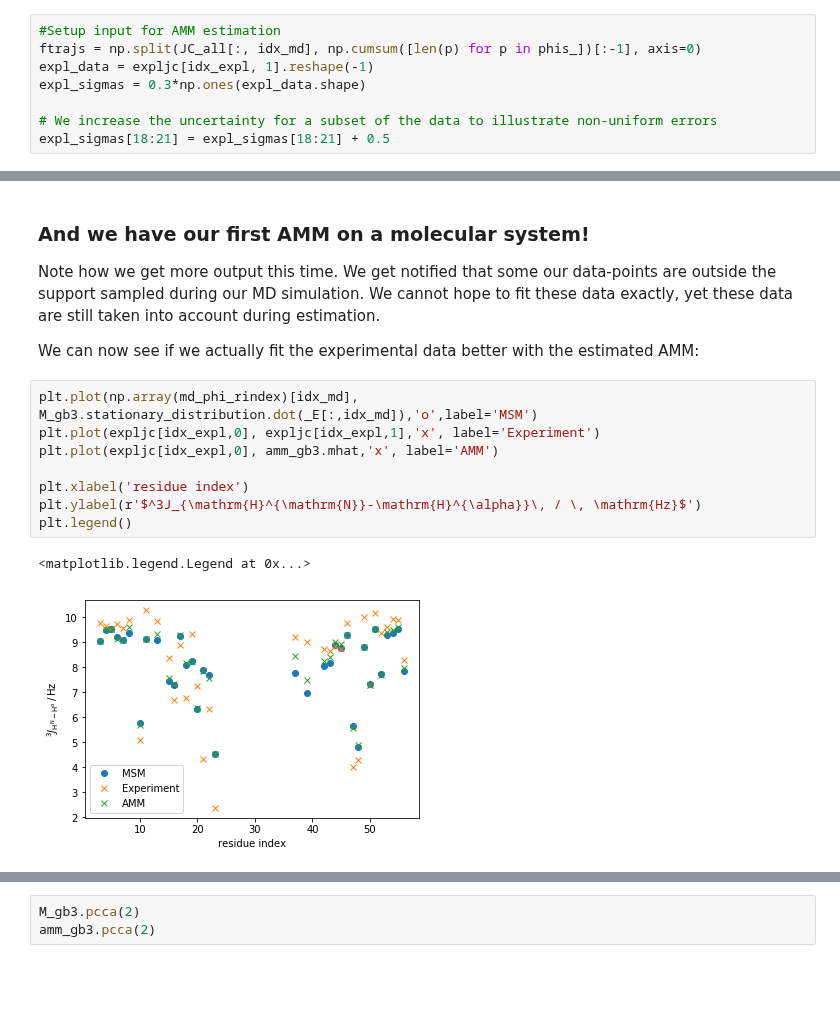
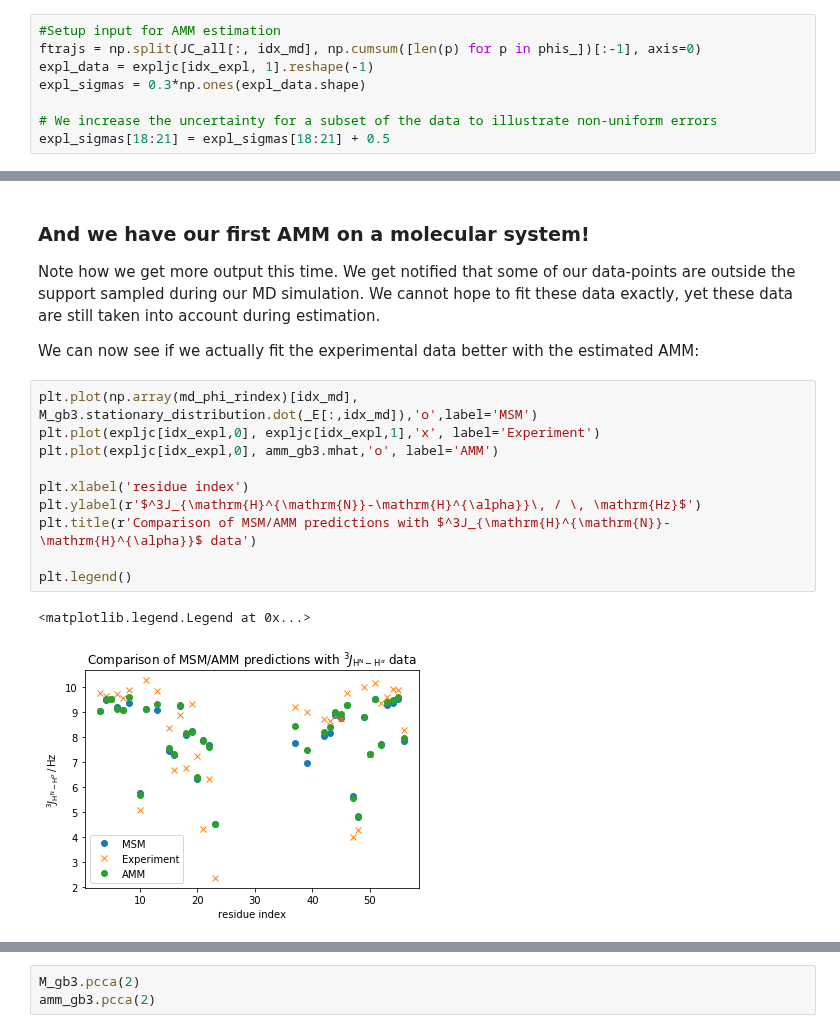
Before and after one commit to markovmodel/PyEMMA_IPython, a Jupyter notebook: methods/amm/augmented_markov_model_walkthrough.ipynb, the cells around one changed output, grey strips where cells are left out. Drawn from its saved outputs; the diff is of its cells as text; blank space fills up the shorter version.

```diff
--- a/methods/amm/augmented_markov_model_walkthrough.ipynb
+++ b/methods/amm/augmented_markov_model_walkthrough.ipynb
@@ -329,16 +336,18 @@ amm_gb3 = pe.msm.estimate_augmented_markov_model(dtrajs = dtrajs,
 # %% [markdown]
 ### And we have our first AMM on a molecular system!
-Note how we get more output this time. We get notified that some our data-points are outside the support sampled during our MD simulation. We cannot hope to fit these data exactly, yet these data are still taken into account during estimation.
+Note how we get more output this time. We get notified that some of our data-points are outside the support sampled during our MD simulation. We cannot hope to fit these data exactly, yet these data are still taken into account during estimation.
 
 We can now see if we actually fit the experimental data better with the estimated AMM:
 # %%
 plt.plot(np.array(md_phi_rindex)[idx_md], M_gb3.stationary_distribution.dot(_E[:,idx_md]),'o',label='MSM')
 plt.plot(expljc[idx_expl,0], expljc[idx_expl,1],'x', label='Experiment')
-plt.plot(expljc[idx_expl,0], amm_gb3.mhat,'x', label='AMM')
+plt.plot(expljc[idx_expl,0], amm_gb3.mhat,'o', label='AMM')
 
 plt.xlabel('residue index')
 plt.ylabel(r'$^3J_{\mathrm{H}^{\mathrm{N}}-\mathrm{H}^{\alpha}}\, / \, \mathrm{Hz}$')
+plt.title(r'Comparison of MSM/AMM predictions with $^3J_{\mathrm{H}^{\mathrm{N}}-\mathrm{H}^{\alpha}}$ data')
+
 plt.legend()
 # %% [output]
 <matplotlib.legend.Legend at 0x...>
-[figure, old version]
+[figure, new version]
```
Also changed, not shown: parts of 27 cells of this notebook, 1 other file.
